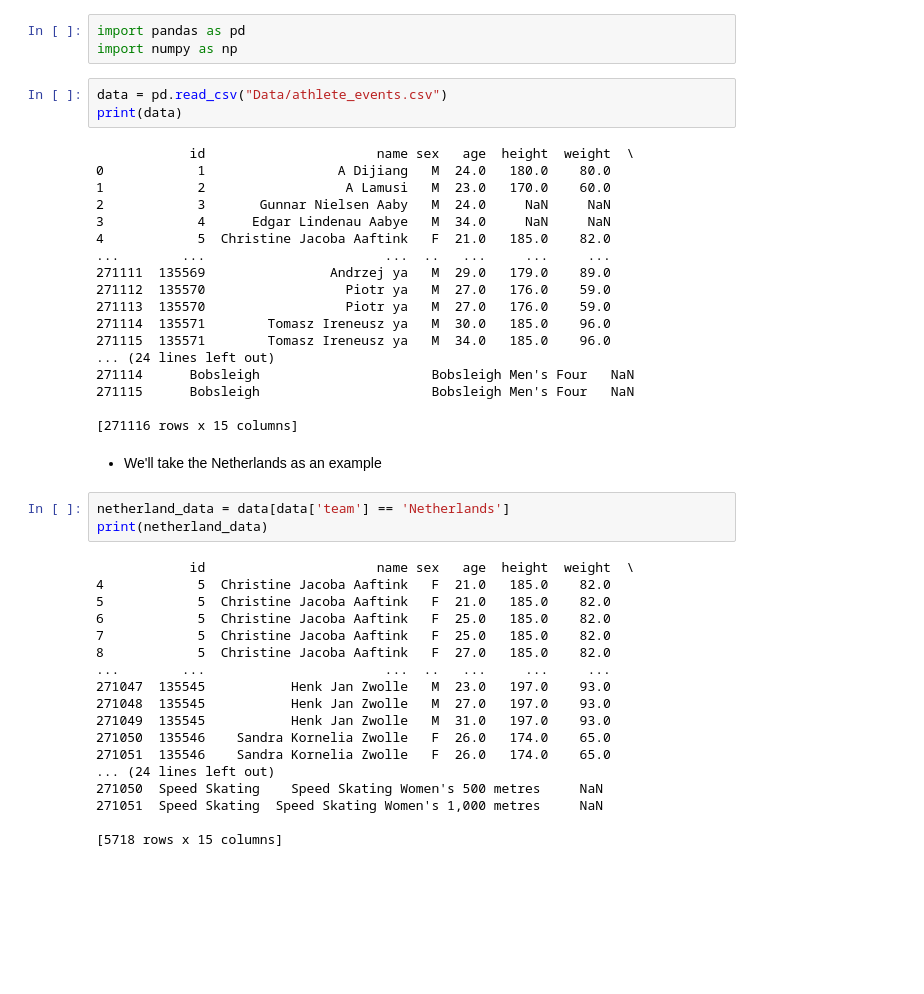
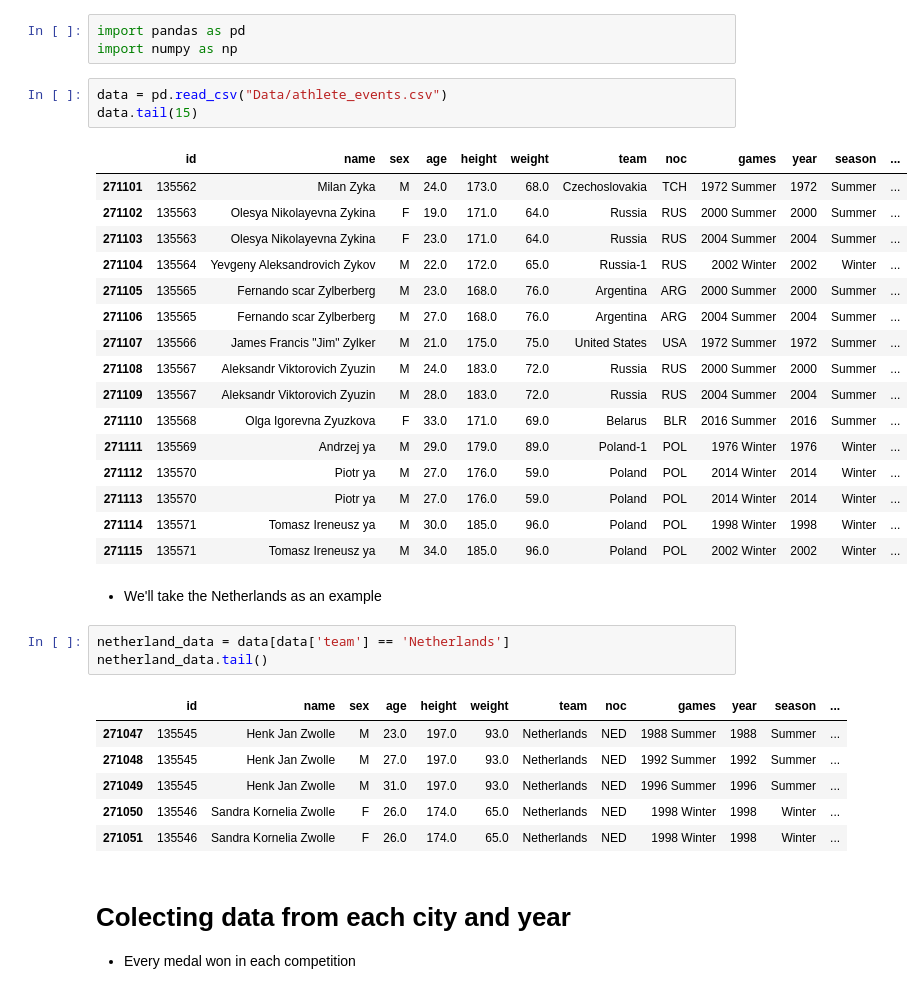
Before and after one commit to medamineBH1/projetDA, a Jupyter notebook: Olympique.ipynb, the cells around one changed output. Cells and saved outputs as stored; diff of their text form; blank space fills up the shorter version.

```diff
--- a/Olympique.ipynb
+++ b/Olympique.ipynb
@@ -22,46 +22,37 @@ import pandas as pd
 import numpy as np
 # %%
 data = pd.read_csv("Data/athlete_events.csv")
-print(data)
+data.tail(15)
 # %% [output]
-            id                      name sex   age  height  weight  \
-0            1                 A Dijiang   M  24.0   180.0    80.0
-1            2                  A Lamusi   M  23.0   170.0    60.0
-2            3       Gunnar Nielsen Aaby   M  24.0     NaN     NaN
-3            4      Edgar Lindenau Aabye   M  34.0     NaN     NaN
-4            5  Christine Jacoba Aaftink   F  21.0   185.0    82.0
-...        ...                       ...  ..   ...     ...     ...
-271111  135569                Andrzej ya   M  29.0   179.0    89.0
-271112  135570                  Piotr ya   M  27.0   176.0    59.0
-271113  135570                  Piotr ya   M  27.0   176.0    59.0
-271114  135571        Tomasz Ireneusz ya   M  30.0   185.0    96.0
-271115  135571        Tomasz Ireneusz ya   M  34.0   185.0    96.0
-... (24 lines left out)
-271114      Bobsleigh                      Bobsleigh Men's Four   NaN
-271115      Bobsleigh                      Bobsleigh Men's Four   NaN
-
-[271116 rows x 15 columns]
+|  | id | name | sex | age | height | weight | team | noc | games | year | season | ... |
+| 271101 | 135562 | Milan Zyka | M | 24.0 | 173.0 | 68.0 | Czechoslovakia | TCH | 1972 Summer | 1972 | Summer | ... |
+| 271102 | 135563 | Olesya Nikolayevna Zykina | F | 19.0 | 171.0 | 64.0 | Russia | RUS | 2000 Summer | 2000 | Summer | ... |
+| 271103 | 135563 | Olesya Nikolayevna Zykina | F | 23.0 | 171.0 | 64.0 | Russia | RUS | 2004 Summer | 2004 | Summer | ... |
+| 271104 | 135564 | Yevgeny Aleksandrovich Zykov | M | 22.0 | 172.0 | 65.0 | Russia-1 | RUS | 2002 Winter | 2002 | Winter | ... |
+| 271105 | 135565 | Fernando scar Zylberberg | M | 23.0 | 168.0 | 76.0 | Argentina | ARG | 2000 Summer | 2000 | Summer | ... |
+| 271106 | 135565 | Fernando scar Zylberberg | M | 27.0 | 168.0 | 76.0 | Argentina | ARG | 2004 Summer | 2004 | Summer | ... |
+| 271107 | 135566 | James Francis "Jim" Zylker | M | 21.0 | 175.0 | 75.0 | United States | USA | 1972 Summer | 1972 | Summer | ... |
+| 271108 | 135567 | Aleksandr Viktorovich Zyuzin | M | 24.0 | 183.0 | 72.0 | Russia | RUS | 2000 Summer | 2000 | Summer | ... |
+| 271109 | 135567 | Aleksandr Viktorovich Zyuzin | M | 28.0 | 183.0 | 72.0 | Russia | RUS | 2004 Summer | 2004 | Summer | ... |
+| 271110 | 135568 | Olga Igorevna Zyuzkova | F | 33.0 | 171.0 | 69.0 | Belarus | BLR | 2016 Summer | 2016 | Summer | ... |
+| 271111 | 135569 | Andrzej ya | M | 29.0 | 179.0 | 89.0 | Poland-1 | POL | 1976 Winter | 1976 | Winter | ... |
+| 271112 | 135570 | Piotr ya | M | 27.0 | 176.0 | 59.0 | Poland | POL | 2014 Winter | 2014 | Winter | ... |
+| 271113 | 135570 | Piotr ya | M | 27.0 | 176.0 | 59.0 | Poland | POL | 2014 Winter | 2014 | Winter | ... |
+| 271114 | 135571 | Tomasz Ireneusz ya | M | 30.0 | 185.0 | 96.0 | Poland | POL | 1998 Winter | 1998 | Winter | ... |
+| 271115 | 135571 | Tomasz Ireneusz ya | M | 34.0 | 185.0 | 96.0 | Poland | POL | 2002 Winter | 2002 | Winter | ... |
 # %% [markdown]
 * We'll take the Netherlands as an example
 # %%
 netherland_data = data[data['team'] == 'Netherlands']
-print(netherland_data)
+netherland_data.tail()
 # %% [output]
-            id                      name sex   age  height  weight  \
-4            5  Christine Jacoba Aaftink   F  21.0   185.0    82.0
-5            5  Christine Jacoba Aaftink   F  21.0   185.0    82.0
-6            5  Christine Jacoba Aaftink   F  25.0   185.0    82.0
-7            5  Christine Jacoba Aaftink   F  25.0   185.0    82.0
-8            5  Christine Jacoba Aaftink   F  27.0   185.0    82.0
-...        ...                       ...  ..   ...     ...     ...
-271047  135545           Henk Jan Zwolle   M  23.0   197.0    93.0
-271048  135545           Henk Jan Zwolle   M  27.0   197.0    93.0
-271049  135545           Henk Jan Zwolle   M  31.0   197.0    93.0
-271050  135546    Sandra Kornelia Zwolle   F  26.0   174.0    65.0
-271051  135546    Sandra Kornelia Zwolle   F  26.0   174.0    65.0
-... (24 lines left out)
-271050  Speed Skating    Speed Skating Women's 500 metres     NaN
-271051  Speed Skating  Speed Skating Women's 1,000 metres     NaN
-
-[5718 rows x 15 columns]
+|  | id | name | sex | age | height | weight | team | noc | games | year | season | ... |
+| 271047 | 135545 | Henk Jan Zwolle | M | 23.0 | 197.0 | 93.0 | Netherlands | NED | 1988 Summer | 1988 | Summer | ... |
+| 271048 | 135545 | Henk Jan Zwolle | M | 27.0 | 197.0 | 93.0 | Netherlands | NED | 1992 Summer | 1992 | Summer | ... |
+| 271049 | 135545 | Henk Jan Zwolle | M | 31.0 | 197.0 | 93.0 | Netherlands | NED | 1996 Summer | 1996 | Summer | ... |
+| 271050 | 135546 | Sandra Kornelia Zwolle | F | 26.0 | 174.0 | 65.0 | Netherlands | NED | 1998 Winter | 1998 | Winter | ... |
+| 271051 | 135546 | Sandra Kornelia Zwolle | F | 26.0 | 174.0 | 65.0 | Netherlands | NED | 1998 Winter | 1998 | Winter | ... |
+# %% [markdown]
+# Colecting data from each city and year
+  * Every medal won in each competition
 # %%
```
Also changed, not shown: parts of 10 cells of this notebook.
